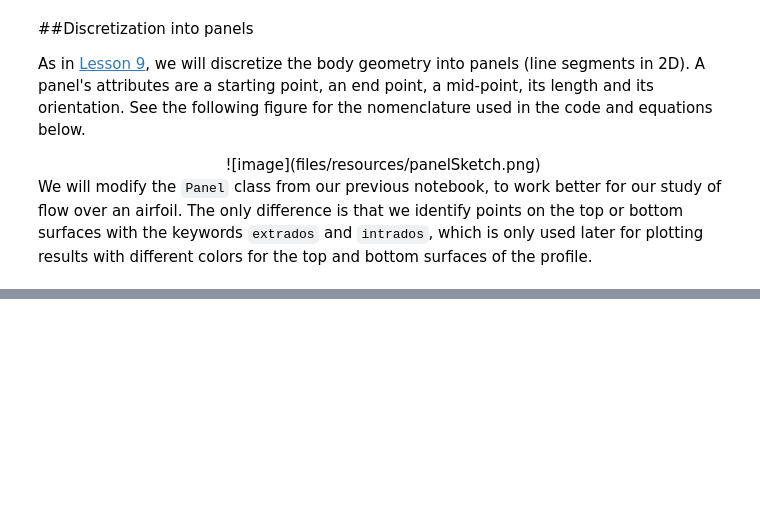
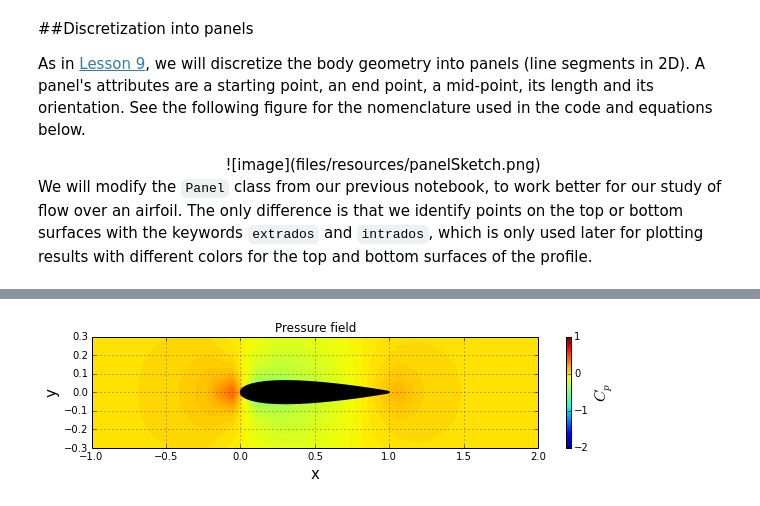
Before and after one commit to engamohd/AeroPython, a Jupyter notebook: my_codes/lesson10_mc.ipynb, the cells around one changed output, grey strips where cells are left out. Saved outputs shown, nothing was run; the diff lists cells and outputs as text; code cells hidden in the pictures; blank space fills up the shorter version.

```diff
--- a/my_codes/lesson10_mc.ipynb
+++ b/my_codes/lesson10_mc.ipynb
@@ -87,0 +429,10 @@ class Panel:
+# %%
+# defines a mesh grid
+Nx, Ny = 20, 20                  # number of points in the x and y directions
+val_x, val_y = 1.0, 2.0
+x_min, x_max = min( panel.xa for panel in panels ), max( panel.xa for panel in panels )
+y_min, y_max = min( panel.ya for panel in panels ), max( panel.ya for panel in panels )
+x_start, x_end = x_min-val_x*(x_max-x_min), x_max+val_x*(x_max-x_min)
+y_start, y_end = y_min-val_y*(y_max-y_min), y_max+val_y*(y_max-y_min)
+
+X, Y = numpy.meshgrid(numpy.linspace(x_start, x_end, Nx), numpy.linspace(y_start, y_end, Ny))
@@ -87,0 +488,28 @@ class Panel:
+# %%
+# computes the pressure field
+Cp = 1.0 - (u**2+v**2)/freestream.U_inf**2
+# %%
+size=10
+pyplot.figure(figsize=(size, (y_end-y_start)/(x_end-x_start)*size))
+pyplot.grid(True)                  #plot the grid
+
+pyplot.xlim(x_start, x_end)        #set x-lim
+pyplot.ylim(y_start, y_end)        #set y-lim
+pyplot.xlabel('x', fontsize=15)    #set x-label
+pyplot.ylabel('y', fontsize=15)    #set y-label
+pyplot.title('Pressure field');
+
+#NACA 0012
+pyplot.fill([panel.xc for panel in panels],
+         [panel.yc for panel in panels],
+         color='k', linestyle='solid', linewidth=2, zorder=2)
+
+#Cp field
+levels=numpy.linspace(-2.0, 1.0, 100)
+
+pyplot.contourf(X, Y, Cp, levels)
+cb = pyplot.colorbar()
+cb.set_label('$C_p$', fontsize=16)
+cb.set_ticks([-2.0, -1.0, 0.0, 1.0])
+# %% [output]
+[figure, added]
```
Also changed, not shown: parts of 29 cells of this notebook.
